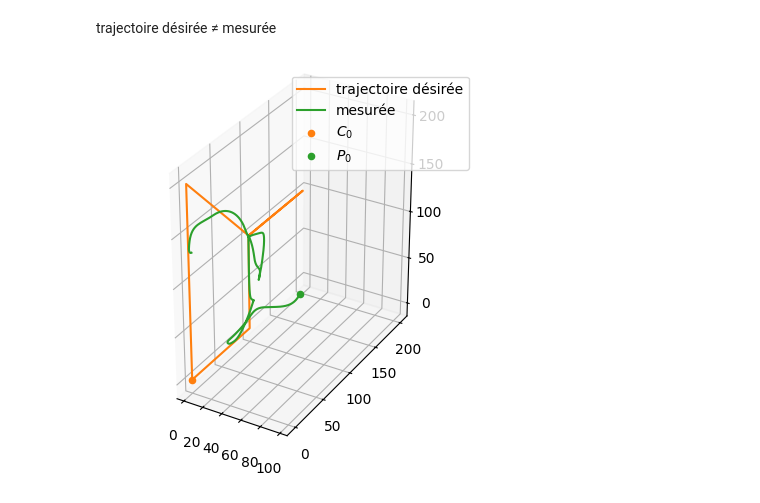
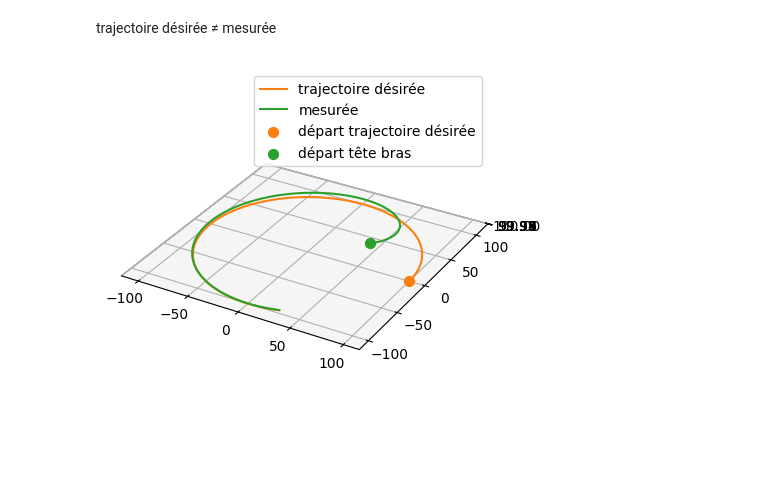
Before and after one commit to erwan-maugeri/Robot-Puma, a Jupyter notebook: cr_stage.ipynb, the cells around one changed output. Saved outputs shown, nothing was run; the diff lists cells and outputs as text; code cells hidden in the pictures; blank space fills up the shorter version.

```diff
--- a/cr_stage.ipynb
+++ b/cr_stage.ipynb
@@ -1167,4 +1186,31 @@ def traj(t) :
     ux, uy, uz = -R*np.sin(t), R*np.cos(t), 0
 
     return x,y,z, ux, uy, uz
+# %%
+# fonction trigo bizzare
+def traj(t) :
+    """ Définit la trajectoire
+    Paramètre
+    ----
+    t : float, temps en secondes
+    ----
+    Sortie :
+
+    x,y,z : coordonnées en fct(t)
+    ux, uy, uz : coordonnées du vecteur orienté
+    """
+
+    R = 50
+
+    x = R*np.sin(2*t)
+    y = R*np.cos(3*t)
+    z = R*np.sin(5*t)
+
+    ux = R*2*np.cos(2*t)
+    uy = -R*3*np.sin(3*t)
+    uz = R*5*np.cos(5*t)
+
+    ux, uy, uz = -R*np.sin(t), R*np.cos(t), 0
+
+    return x,y,z, ux, uy, uz
 # %%
@@ -1200,7 +1245,7 @@ def traj(t) :
 N = 1000
 T = 5
 dt = T/(N-1)
-K = 10
+K = 1
 
 # vitesses max des articulations (rad/s)
 Q1DOT_MAX = np.deg2rad(180)
@@ -1208,9 +1253,9 @@ Q2DOT_MAX = np.deg2rad(180)
 Q3DOT_MAX = np.deg2rad(180)
 
 # état initial du robot
-x0 = 100
-y0 = 20
-z0 = 110
+x0 = 40
+y0 = 40
+z0 = 100
 q1, q2, q3 = MGI(x0, y0, z0)
 
 # STOCKAGE (initialisation)
@@ -1218,8 +1263,8 @@ temps = []
 x_traj, y_traj, z_traj = [],[],[] # trajectoire cible
 x_puma, y_puma, z_puma= [],[],[] # robot
 q1_hist, q2_hist, q3_hist = [],[],[] # angles
-erreur = [] # erreurs
-erreur_signee = []
+erreur = [] # erreurs ||e|| distance
+erreur_signee = [] # erreurs ||e|| distance * signe(angle obtu/aigu)
 angle_aigu = [] # dépassement
 
 
@@ -1289,18 +1334,18 @@ for t in np.linspace(0, T, N):
 # %%
 fig = plt.figure()
 ax = fig.add_subplot(111, projection='3d')
 
 # hodographes
 ax.plot(x_traj, y_traj, z_traj, color="C1", label="trajectoire désirée")
 ax.plot(x_puma, y_puma, z_puma, color="C2", label="mesurée")
 
-ax.scatter(x_traj[0], y_traj[0], z_traj[0], color="C1", label="$C_0$")
-ax.scatter(x_puma[0], y_puma[0], z_puma[0], color="C2", label="$P_0$")
+ax.scatter(x_traj[0], y_traj[0], z_traj[0], color="C1", label="départ trajectoire désirée", s=50)
+ax.scatter(x_puma[0], y_puma[0], z_puma[0], color="C2", label="départ tête bras",  s=50)
 
 ax.set_aspect('equal')
 R=100
 
 plt.legend()
 plt.show()
 # %% [output]
-[figure, old version]
+[figure, new version]
```
Also changed, not shown: parts of 12 cells of this notebook, 1 other file.
